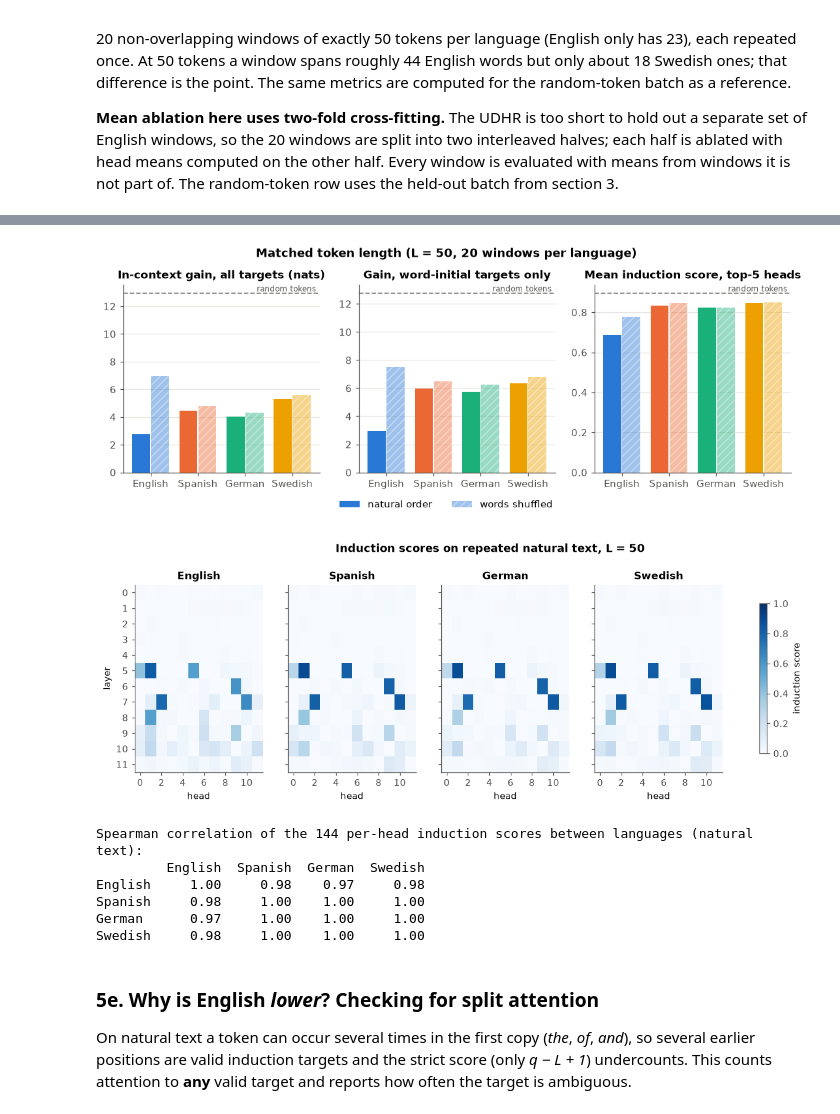
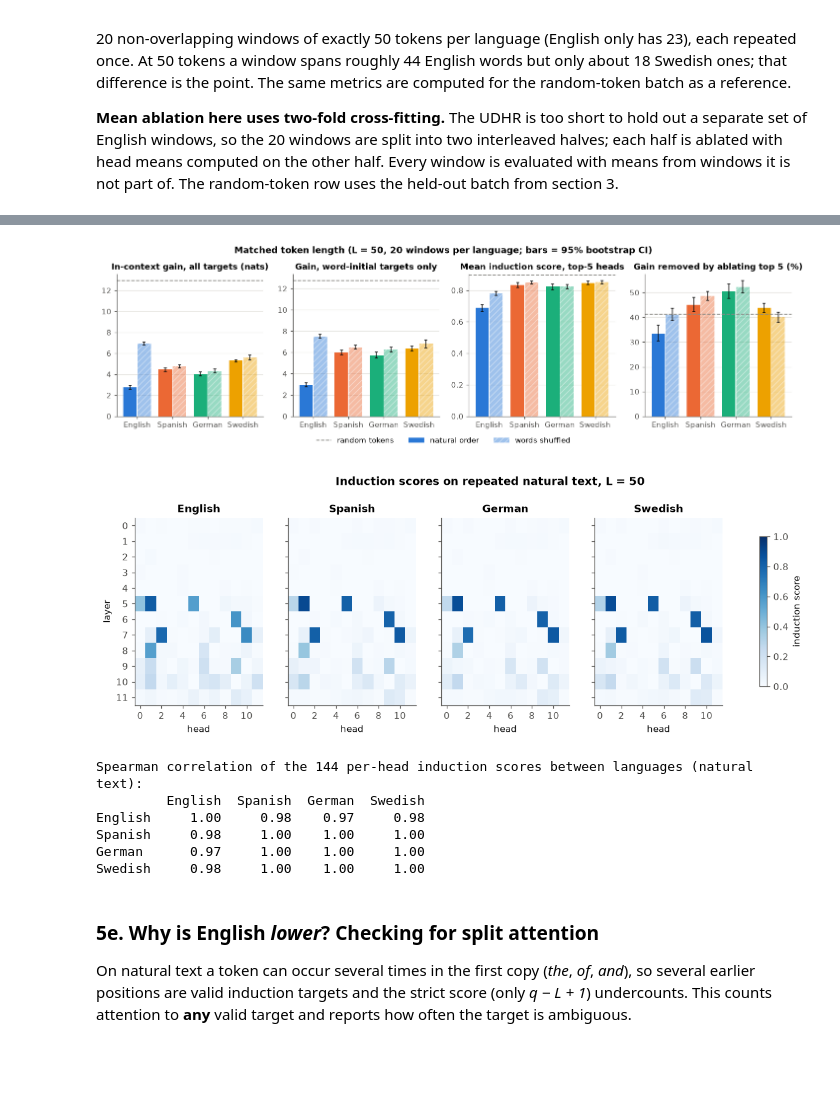
Before and after one commit to jhalcon27/induction-heads-multilingual, a Jupyter notebook: induction_heads.ipynb, the cells around one changed output, grey strips where cells are left out. Drawn from its saved outputs; the diff is of its cells as text; code cells hidden in the pictures; blank space fills up the shorter version.

```diff
--- a/induction_heads.ipynb
+++ b/induction_heads.ipynb
@@ -74,6 +91,9 @@ the token right after the earlier occurrence of the current token (*q − 49* fo
 rand_patterns = ind.attention_patterns(model, rand)
 rand_scores = ind.induction_scores(rand_patterns, L)       # [layer, head]
 TOP5 = ind.top_heads(rand_scores, 5)
+rand_seq_scores = ind.induction_scores(rand_patterns, L, per_seq=True)   # [batch, layer, head]
+rand_top5_seq = ind.top_heads_per_seq(rand_seq_scores, TOP5)
+rand_top5_ci = boot(lambda i: rand_top5_seq[i].mean(), BATCH)
 
 def heatmap(ax, scores, title, vmax=1.0, annotate=5):
     im = ax.imshow(scores, cmap="Blues", vmin=0, vmax=vmax, aspect="auto")
@@ -94,7 +114,9 @@ fig.savefig(FIG / "2_induction_scores_random.png"); plt.show()
 top10 = ind.top_heads(rand_scores, 10)
 print(pd.DataFrame({"head": [f"{l}.{h}" for l, h in top10],
                     "score": [round(rand_scores[l, h].item(), 3) for l, h in top10]}).to_string(index=False))
+print(f"\nmean induction score of the top 5: {fmt(rand_top5_seq.mean(), rand_top5_ci)}")
 summary["top5_random"] = ind.fmt_heads(TOP5)
+summary["top5_random_score"] = {"value": float(rand_top5_seq.mean()), "ci": rand_top5_ci}
 # %% [output]
 [figure]
 head  score
@@ -303,6 +341,14 @@ for lang in ind.LANGS:
                      "first": s.first, "second": s.second, "gain": s.gain, "top5_induction": top5_score(sc)})
 matched_text = pd.DataFrame(rows)
 mt = matched_text.groupby("lang", sort=False)[["tokens", "first", "second", "gain", "top5_induction"]].mean()
-print(mt.round(2).to_string())
+for col in ["gain", "top5_induction"]:       # CIs by resampling the 25 articles
+    cis = {lang: ind.mean_ci(g[col].to_numpy(), n_boot=N_BOOT, seed=BOOT_SEED)
+           for lang, g in matched_text.groupby("lang", sort=False)}
+    mt[f"{col}_lo"] = [cis[l][0] for l in mt.index]
+    mt[f"{col}_hi"] = [cis[l][1] for l in mt.index]
+show = mt[["tokens", "first", "second"]].round(2).astype(object)
+for col in ["gain", "top5_induction"]:
+    show[col] = [fmt(r[col], (r[f"{col}_lo"], r[f"{col}_hi"])) for _, r in mt.iterrows()]
+print(show.to_string())
 summary["matched_text"] = mt.to_dict(orient="index")
 # %% [output]
@@ -385,41 +454,45 @@ random tokens —         13.204204  0.276937  12.927267         12.740444
 # %%
 langs = list(ind.LANGS)
 names = [ind.LANG_NAMES[l] for l in langs]
-metrics = [("gain", "In-context gain, all targets (nats)"),
-           ("gain_word_initial", "Gain, word-initial targets only"),
-           ("top5_induction", "Mean induction score, top-5 heads")]
-fig, axes = plt.subplots(1, 3, figsize=(12, 3.4))
+metrics = [("gain", "In-context gain, all targets (nats)", 1),
+           ("gain_word_initial", "Gain, word-initial targets only", 1),
+           ("top5_induction", "Mean induction score, top-5 heads", 1),
+           ("ablate_top5_removed", "Gain removed by ablating top 5 (%)", 100)]
+fig, axes = plt.subplots(1, 4, figsize=(16, 3.4))
 x, w = np.arange(len(langs)), 0.38
-for ax, (m, title) in zip(axes, metrics):
-    nat = [matched_len.loc[(n, "natural"), m] for n in names]
-    shf = [matched_len.loc[(n, "shuffled"), m] for n in names]
-    ax.bar(x - w / 2 - 0.01, nat, w, color=[COLORS[l] for l in langs], label="natural order")
-    ax.bar(x + w / 2 + 0.01, shf, w, color=[COLORS[l] for l in langs], alpha=0.45, hatch="///",
-           edgecolor="white", lw=0, label="words shuffled")
-    ref = matched_len.loc[("random tokens", "—"), m]
-    ax.axhline(ref, color=COLORS["random"], ls="--", lw=1.2)
-    ax.text(len(langs) - 0.5, ref, "random tokens", color=MUTED, fontsize=8, ha="right", va="bottom")
+for ax, (m, title, scale) in zip(axes, metrics):
+    for offset, cond, style in [(-w / 2 - 0.01, "natural", {}),
+                                (w / 2 + 0.01, "shuffled", dict(alpha=0.45, hatch="///", edgecolor="white", lw=0))]:
+        rows = [matched_len.loc[(n, cond)] for n in names]
+        y = np.array([r[m] for r in rows], dtype=float) * scale
+        lo = np.array([r[f"{m}_lo"] for r in rows], dtype=float) * scale
+        hi = np.array([r[f"{m}_hi"] for r in rows], dtype=float) * scale
+        ax.bar(x + offset, y, w, color=[COLORS[l] for l in langs],
+               label="natural order" if cond == "natural" else "words shuffled", **style)
+        ax.errorbar(x + offset, y, yerr=[y - lo, hi - y], fmt="none", ecolor=INK, elinewidth=1, capsize=2)
+    ref = matched_len.loc[("random tokens", "—"), m] * scale
+    ax.axhline(ref, color=COLORS["random"], ls="--", lw=1.2, label="random tokens")
     ax.set_xticks(x, names); ax.set_title(title); ax.grid(axis="x", visible=False)
 handles, labels = axes[0].get_legend_handles_labels()
-fig.legend(handles, labels, frameon=False, loc="lower center", ncol=2, bbox_to_anchor=(0.5, -0.08))
-fig.suptitle("Matched token length (L = 50, 20 windows per language)", y=1.03, fontweight="bold")
+fig.legend(handles, labels, frameon=False, loc="lower center", ncol=3, bbox_to_anchor=(0.5, -0.08))
+fig.suptitle("Matched token length (L = 50, 20 windows per language; bars = 95% bootstrap CI)", y=1.03, fontweight="bold")
 fig.savefig(FIG / "5c_matched_length.png"); plt.show()
 
 fig, axes = plt.subplots(1, 4, figsize=(14, 3.6), sharey=True)
 for ax, lang in zip(axes, langs):
     im = heatmap(ax, lang_scores[lang], ind.LANG_NAMES[lang], annotate=0)
     ax.set_xticks(range(0, 12, 2)); ax.label_outer()
 fig.colorbar(im, ax=axes, shrink=0.8, label="induction score")
 fig.suptitle("Induction scores on repeated natural text, L = 50", y=1.05, fontweight="bold")
 fig.savefig(FIG / "5c_heatmaps_by_language.png"); plt.show()
 
 print("Spearman correlation of the 144 per-head induction scores between languages (natural text):")
 corr = pd.DataFrame({ind.LANG_NAMES[a]: {ind.LANG_NAMES[b]: spearmanr(lang_scores[a].flatten(), lang_scores[b].flatten()).statistic
                                          for b in langs} for a in langs})
 print(corr.round(2).to_string())
 summary["between_language_spearman"] = corr.to_dict()
 # %% [output]
-[figure, old version]
+[figure, new version]
 [figure]
 Spearman correlation of the 144 per-head induction scores between languages (natural text):
          English  Spanish  German  Swedish
```
Also changed, not shown: parts of 7 cells of this notebook, 5 other files.
